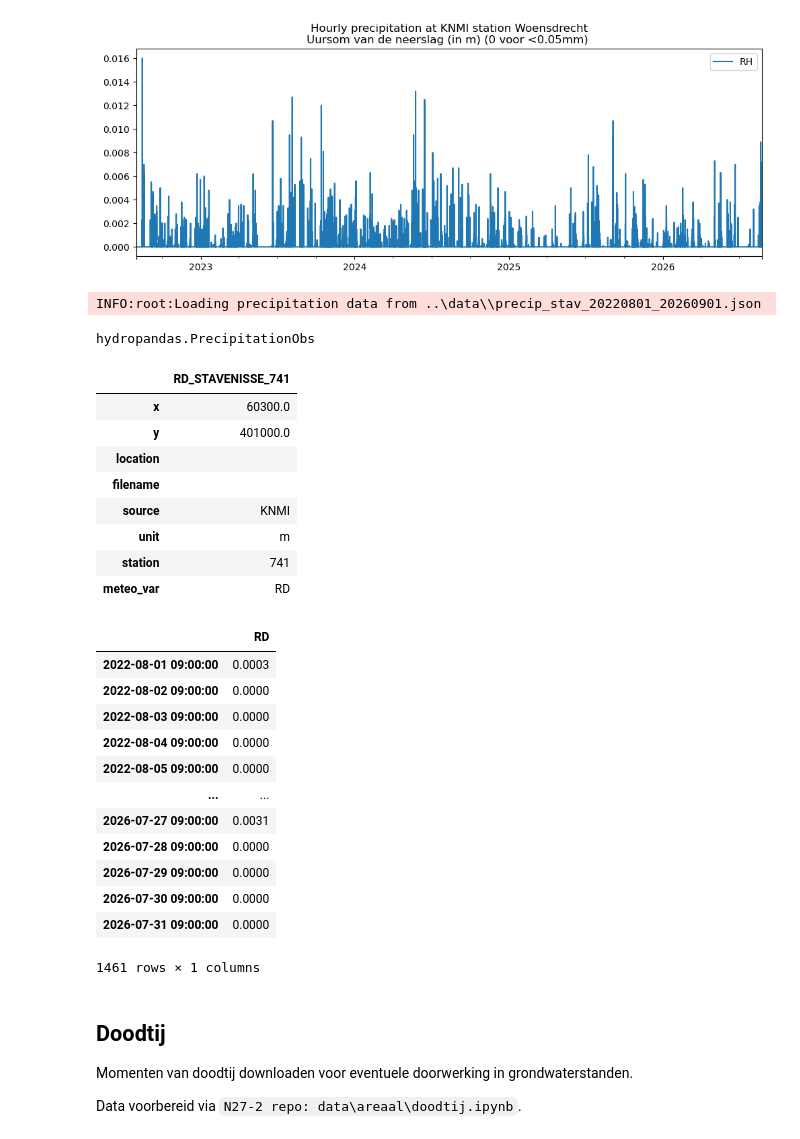
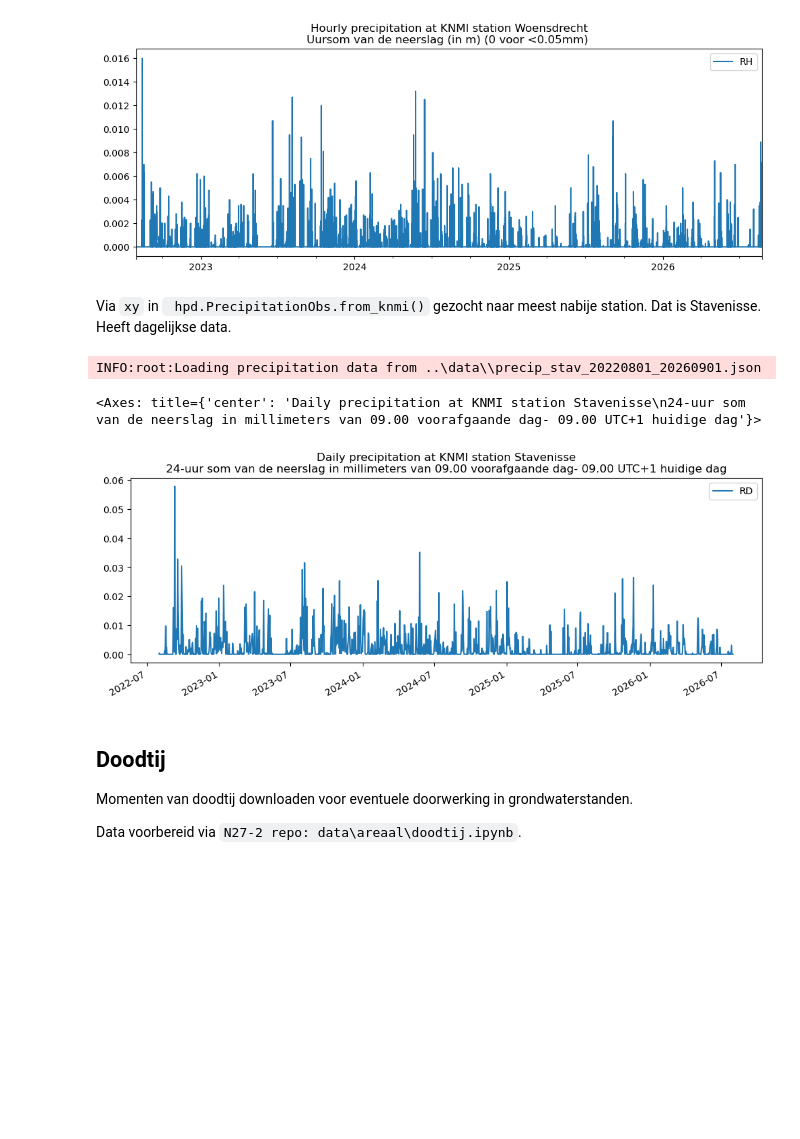
Before and after one commit to scheldestromen/voorverkenning, a Jupyter notebook: notebooks/uitgangspunten_munsflow_kinematic_wave.ipynb, the cells around one changed output. Saved outputs shown, nothing was run; the diff lists cells and outputs as text; code cells hidden in the pictures; blank space fills up the shorter version.

```diff
--- a/notebooks/uitgangspunten_munsflow_kinematic_wave.ipynb
+++ b/notebooks/uitgangspunten_munsflow_kinematic_wave.ipynb
@@ -60,6 +63,8 @@ precip.plot(figsize=(12, 4), title=f"Hourly precipitation at KNMI station {preci
 # %% [output]
 <Axes: title={'center': 'Hourly precipitation at KNMI station Woensdrecht\nUursom van de neerslag (in m) (0 voor <0.05mm) '}>
 [figure]
+# %% [markdown]
+Via `xy` in ` hpd.PrecipitationObs.from_knmi()` gezocht naar meest nabije station. Dat is Stavenisse. Heeft dagelijkse data.
 # %%
 fn_precip = DATA_DIR + f'precip_stav_{start:%Y%m%d}_{end:%Y%m%d}.json'
 
@@ -73,33 +78,13 @@ else:
     precip_stav = hpd.read_json(fn_precip)
 
 precip_stav.meta['location'] = precip_stav.meta['location'].capitalize()
-
-precip_stav
 # %% [output]
 INFO:root:Loading precipitation data from ..\data\\precip_stav_20220801_20260901.json
-hydropandas.PrecipitationObs
-|  | RD_STAVENISSE_741 |
-| x | 60300.0 |
-| y | 401000.0 |
-| location |  |
-| filename |  |
-| source | KNMI |
-| unit | m |
-| station | 741 |
-| meteo_var | RD |
-|  | RD |
-| 2022-08-01 09:00:00 | 0.0003 |
-| 2022-08-02 09:00:00 | 0.0000 |
-| 2022-08-03 09:00:00 | 0.0000 |
-| 2022-08-04 09:00:00 | 0.0000 |
-| 2022-08-05 09:00:00 | 0.0000 |
-| ... | ... |
-| 2026-07-27 09:00:00 | 0.0031 |
-| 2026-07-28 09:00:00 | 0.0000 |
-| 2026-07-29 09:00:00 | 0.0000 |
-| 2026-07-30 09:00:00 | 0.0000 |
-| 2026-07-31 09:00:00 | 0.0000 |
-1461 rows × 1 columns
+# %%
+precip_stav.plot(figsize=(12, 4), title=f"Daily precipitation at KNMI station {precip_stav.meta['location']}\n{precip_stav.meta['RD'].split(r'/')[0]}")
+# %% [output]
+<Axes: title={'center': 'Daily precipitation at KNMI station Stavenisse\n24-uur som van de neerslag in millimeters van 09.00 voorafgaande dag- 09.00 UTC+1 huidige dag'}>
+[figure, added]
 # %% [markdown]
 ## Doodtij
 
```
Also changed, not shown: parts of 15 cells of this notebook, 8 other files.
